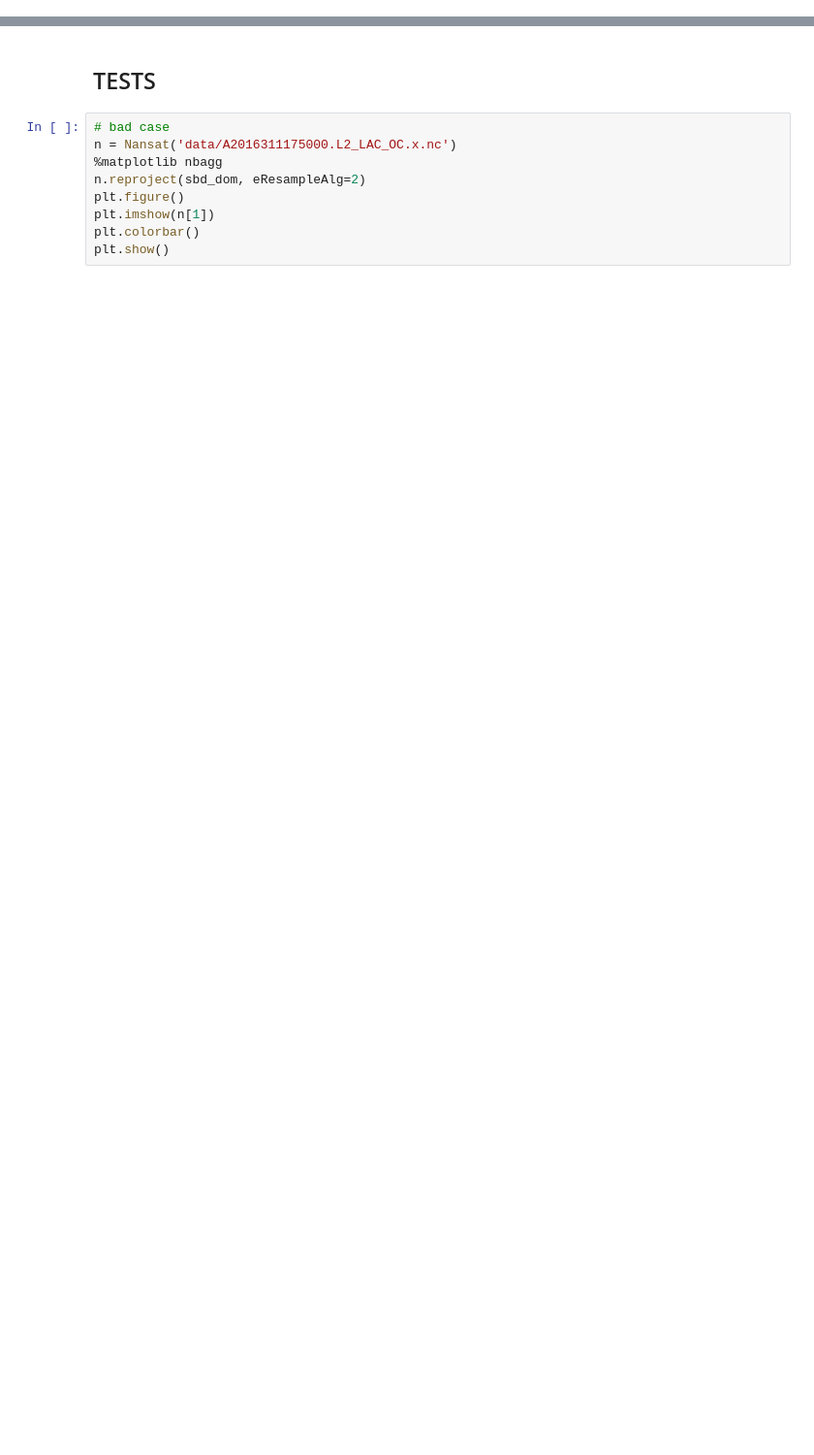
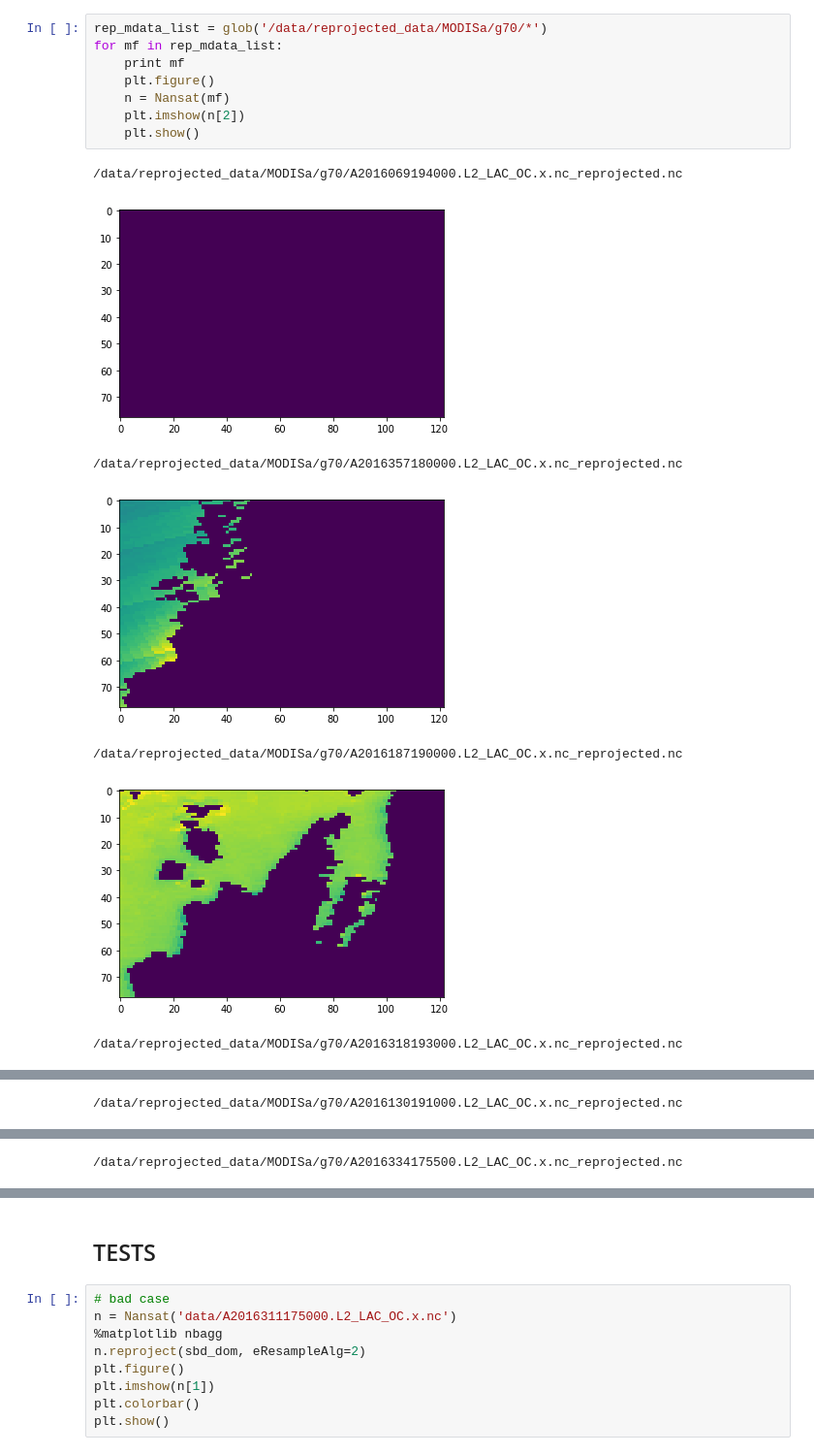
Before and after one commit to korvinos/michigan, a Jupyter notebook: MODISa exercises.ipynb, the cells around one changed output, grey strips where cells are left out. Shown at 97% size. Drawn from its saved outputs; the diff is of its cells as text; blank space fills up the shorter version.

```diff
--- a/MODISa exercises.ipynb
+++ b/MODISa exercises.ipynb
@@ -60,0 +141,16 @@ geolocation(mfiles_list, sbd_dom, save_path)
+# %%
+rep_mdata_list = glob('/data/reprojected_data/MODISa/g70/*')
+for mf in rep_mdata_list:
+    print mf
+    plt.figure()
+    n = Nansat(mf)
+    plt.imshow(n[2])
+    plt.show()
+# %% [output]
+/data/reprojected_data/MODISa/g70/A2016069194000.L2_LAC_OC.x.nc_reprojected.nc
+[figure, added]
+/data/reprojected_data/MODISa/g70/A2016357180000.L2_LAC_OC.x.nc_reprojected.nc
+[figure, added]
+/data/reprojected_data/MODISa/g70/A2016187190000.L2_LAC_OC.x.nc_reprojected.nc
+[figure, added]
+/data/reprojected_data/MODISa/g70/A2016318193000.L2_LAC_OC.x.nc_reprojected.nc
@@ -60,0 +158 @@ geolocation(mfiles_list, sbd_dom, save_path)
+/data/reprojected_data/MODISa/g70/A2016130191000.L2_LAC_OC.x.nc_reprojected.nc
@@ -60,0 +160 @@ geolocation(mfiles_list, sbd_dom, save_path)
+/data/reprojected_data/MODISa/g70/A2016334175500.L2_LAC_OC.x.nc_reprojected.nc
```
Also changed, not shown: parts of 11 cells of this notebook, 13 other files.
